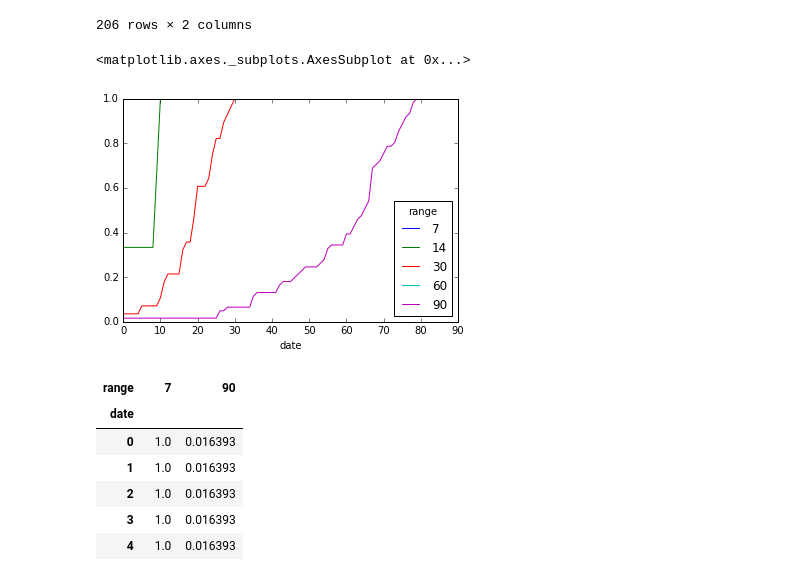
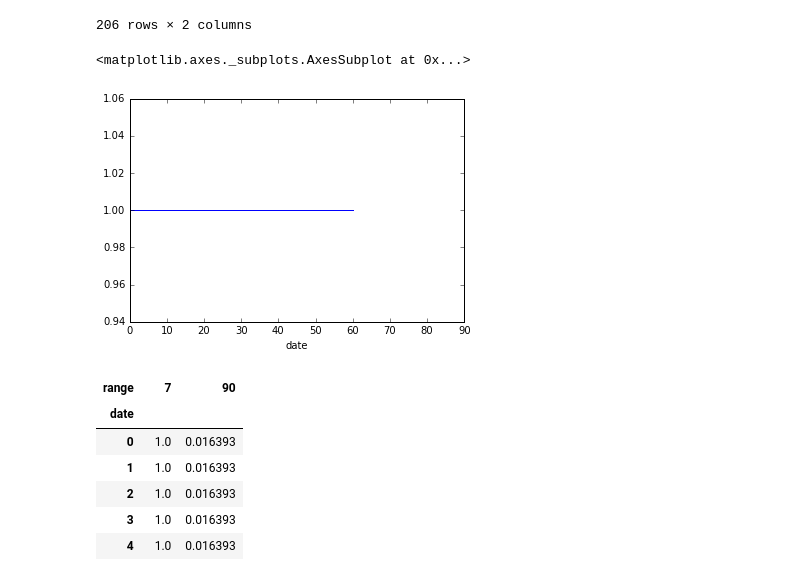
Before and after one commit to danjamker/DiffusionSimulation, a Jupyter notebook: notebook/Untitled1-Copy1.ipynb, the cells around one changed output. Cells and saved outputs as stored; diff of their text form; code cells hidden in the pictures.

```diff
--- a/notebook/Untitled1-Copy1.ipynb
+++ b/notebook/Untitled1-Copy1.ipynb
@@ -16,7 +16,7 @@ from pprint import pprint
 df = pd.DataFrame()
 
 # with open('/Users/danielkershaw/PycharmProjects/DiffusionSimulation/output/lr-test/part-00000') as data_file:
-with open('/Users/danielkershaw/Downloads/reddit-comment-popularity') as data_file:
+with open('/Users/danielkershaw/Downloads/reddit-comment-popularity-3') as data_file:
     for l in data_file:
         try:
             data = json.loads(l)
@@ -49,10 +49,10 @@ df
 | 90 | 1.000000 | 90 |
 206 rows × 2 columns
 # %%
-df.reset_index().pivot(index='date', columns='range', values='activations').plot()
+df.reset_index().pivot(index='date', columns='range', values='activations')[60].plot()
 # %% [output]
 <matplotlib.axes._subplots.AxesSubplot at 0x...>
-[figure, old version]
+[figure, new version]
 # %%
 df.reset_index().pivot(index='date', columns='range', values='activations')
 # %% [output]
```
Also changed, not shown: 1 other file.
